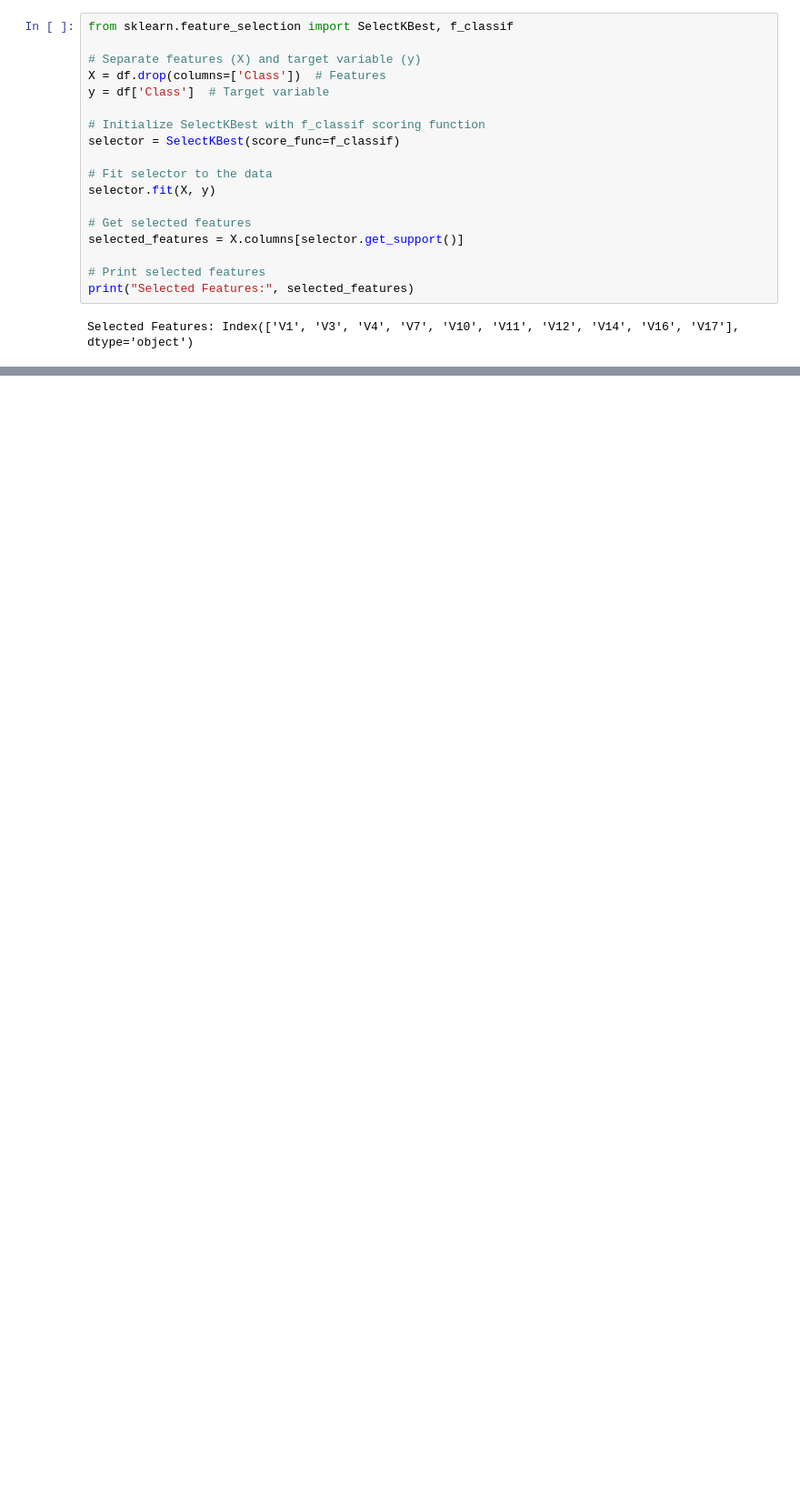
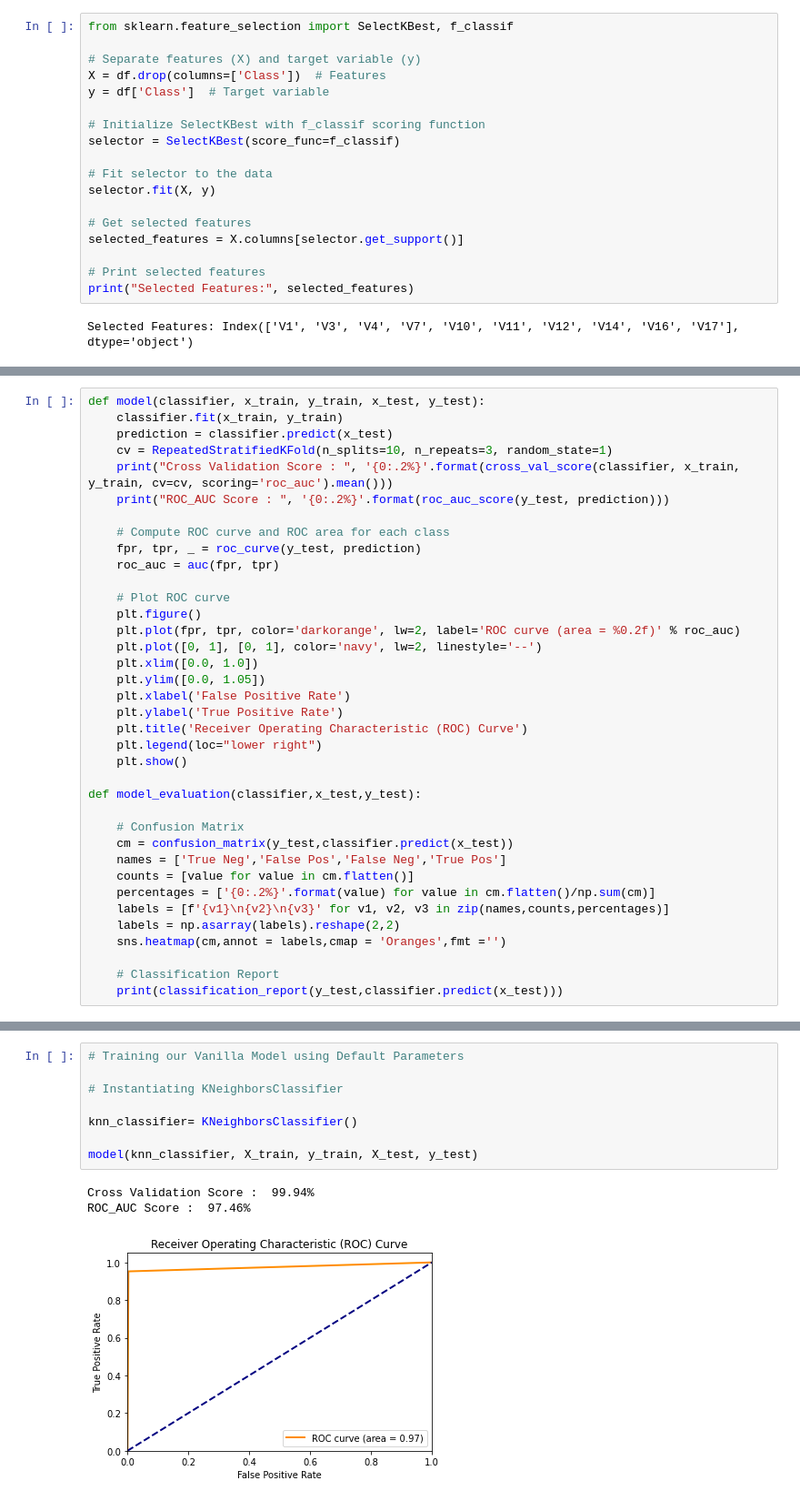
Before and after one commit to WanjaoColins/Machine-Learning-for-Credit-Card-Fraud-Detection, a Jupyter notebook: notebook.ipynb, the cells around one changed output, grey strips where cells are left out. Shown at 91% size. Drawn from its saved outputs; the diff is of its cells as text; blank space fills up the shorter version.

```diff
--- a/notebook.ipynb
+++ b/notebook.ipynb
@@ -159,0 +347,37 @@ Selected Features: Index(['V1', 'V3', 'V4', 'V7', 'V10', 'V11', 'V12', 'V14', 'V
+# %%
+def model(classifier, x_train, y_train, x_test, y_test):
+    classifier.fit(x_train, y_train)
+    prediction = classifier.predict(x_test)
+    cv = RepeatedStratifiedKFold(n_splits=10, n_repeats=3, random_state=1)
+    print("Cross Validation Score : ", '{0:.2%}'.format(cross_val_score(classifier, x_train, y_train, cv=cv, scoring='roc_auc').mean()))
+    print("ROC_AUC Score : ", '{0:.2%}'.format(roc_auc_score(y_test, prediction)))
+
+    # Compute ROC curve and ROC area for each class
+    fpr, tpr, _ = roc_curve(y_test, prediction)
+    roc_auc = auc(fpr, tpr)
+
+    # Plot ROC curve
+    plt.figure()
+    plt.plot(fpr, tpr, color='darkorange', lw=2, label='ROC curve (area = %0.2f)' % roc_auc)
+    plt.plot([0, 1], [0, 1], color='navy', lw=2, linestyle='--')
+    plt.xlim([0.0, 1.0])
+    plt.ylim([0.0, 1.05])
+    plt.xlabel('False Positive Rate')
+    plt.ylabel('True Positive Rate')
+    plt.title('Receiver Operating Characteristic (ROC) Curve')
+    plt.legend(loc="lower right")
+    plt.show()
+
+def model_evaluation(classifier,x_test,y_test):
+
+    # Confusion Matrix
+    cm = confusion_matrix(y_test,classifier.predict(x_test))
+    names = ['True Neg','False Pos','False Neg','True Pos']
+    counts = [value for value in cm.flatten()]
+    percentages = ['{0:.2%}'.format(value) for value in cm.flatten()/np.sum(cm)]
+    labels = [f'{v1}\n{v2}\n{v3}' for v1, v2, v3 in zip(names,counts,percentages)]
+    labels = np.asarray(labels).reshape(2,2)
+    sns.heatmap(cm,annot = labels,cmap = 'Oranges',fmt ='')
+
+    # Classification Report
+    print(classification_report(y_test,classifier.predict(x_test)))
@@ -159,0 +390,12 @@ Selected Features: Index(['V1', 'V3', 'V4', 'V7', 'V10', 'V11', 'V12', 'V14', 'V
+# %%
+# Training our Vanilla Model using Default Parameters
+
+# Instantiating KNeighborsClassifier
+
+knn_classifier= KNeighborsClassifier()
+
+model(knn_classifier, X_train, y_train, X_test, y_test)
+# %% [output]
+Cross Validation Score :  99.94%
+ROC_AUC Score :  97.46%
+[figure, added]
```
Also changed, not shown: parts of 30 cells of this notebook.
